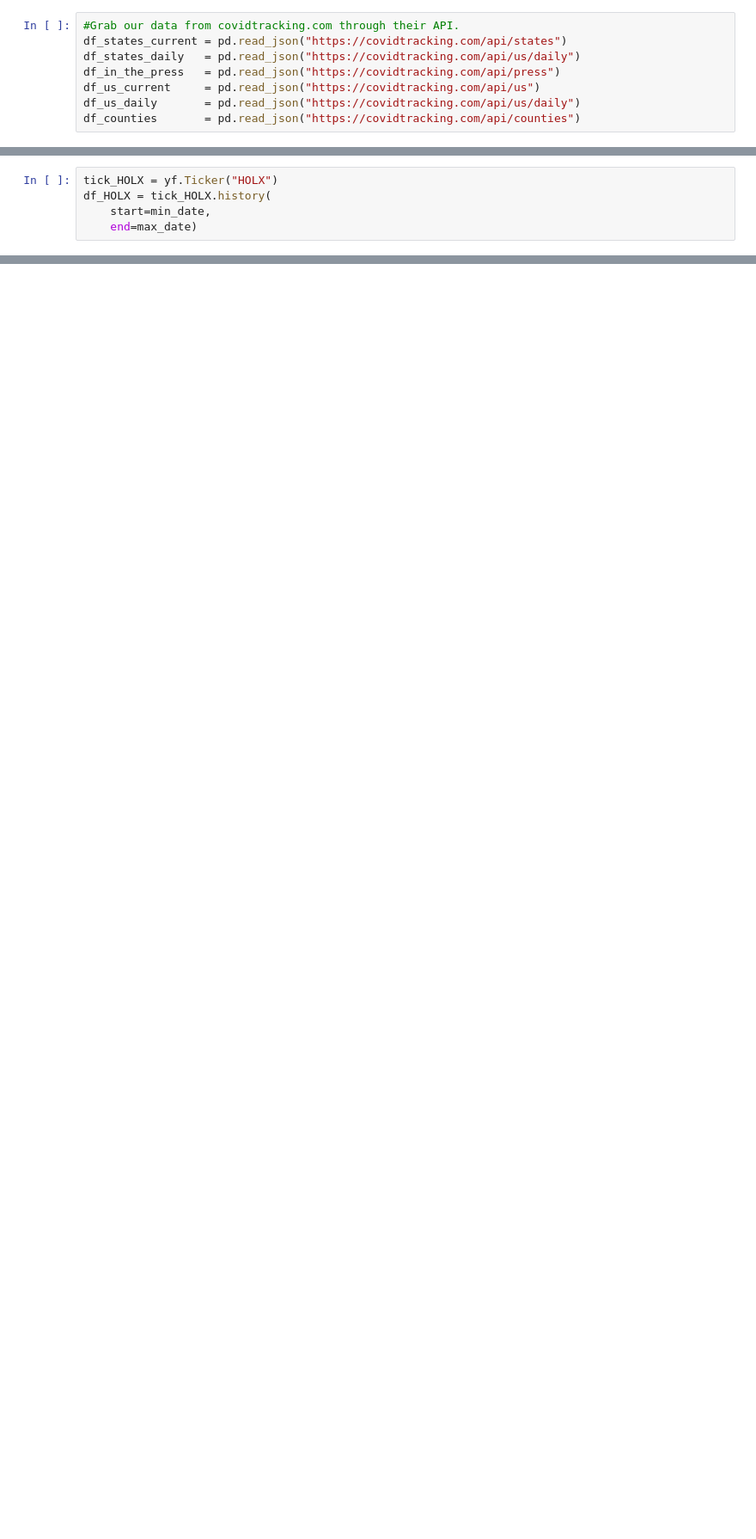
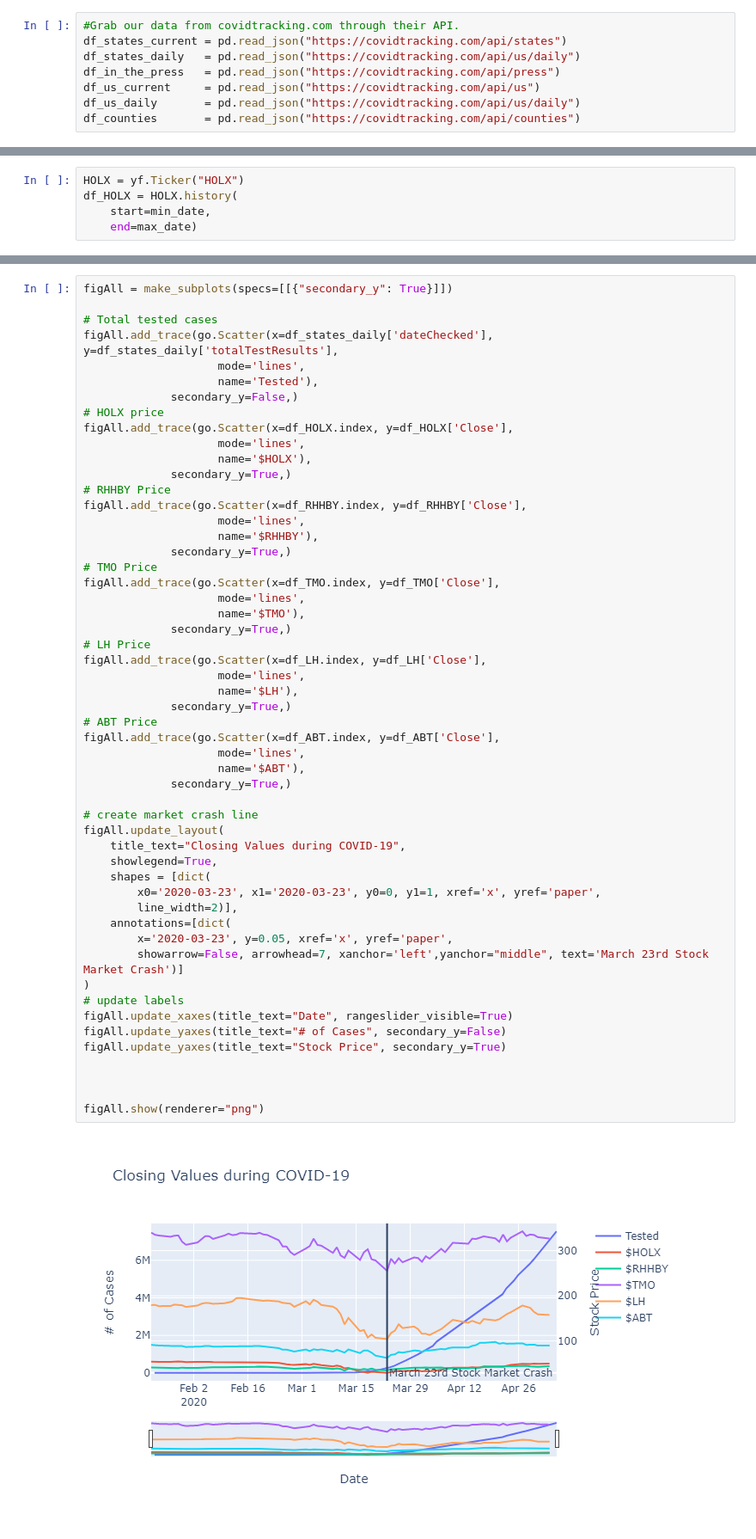
Before and after one commit to walshg3/DataScience, a Jupyter notebook: DSSA-5103-DATA-VISUALIZATION/Covid-19-Visualization.ipynb, the cells around one changed output, grey strips where cells are left out. Shown at 86% size. Cells and saved outputs as stored; diff of their text form; blank space fills up the shorter version.

```diff
--- a/DSSA-5103-DATA-VISUALIZATION/Covid-19-Visualization.ipynb
+++ b/DSSA-5103-DATA-VISUALIZATION/Covid-19-Visualization.ipynb
@@ -96,8 +95,8 @@ df_RHHBY = tick_RHHBY.history(
     start=min_date,
     end=max_date)
 # %%
-tick_HOLX = yf.Ticker("HOLX")
-df_HOLX = tick_HOLX.history(
+HOLX = yf.Ticker("HOLX")
+df_HOLX = HOLX.history(
     start=min_date,
     end=max_date)
 # %%
@@ -218,0 +291,55 @@ fighigh.show()
+# %%
+figAll = make_subplots(specs=[[{"secondary_y": True}]])
+
+# Total tested cases
+figAll.add_trace(go.Scatter(x=df_states_daily['dateChecked'], y=df_states_daily['totalTestResults'],
+                    mode='lines',
+                    name='Tested'),
+             secondary_y=False,)
+# HOLX price
+figAll.add_trace(go.Scatter(x=df_HOLX.index, y=df_HOLX['Close'],
+                    mode='lines',
+                    name='$HOLX'),
+             secondary_y=True,)
+# RHHBY Price
+figAll.add_trace(go.Scatter(x=df_RHHBY.index, y=df_RHHBY['Close'],
+                    mode='lines',
+                    name='$RHHBY'),
+             secondary_y=True,)
+# TMO Price
+figAll.add_trace(go.Scatter(x=df_TMO.index, y=df_TMO['Close'],
+                    mode='lines',
+                    name='$TMO'),
+             secondary_y=True,)
+# LH Price
+figAll.add_trace(go.Scatter(x=df_LH.index, y=df_LH['Close'],
+                    mode='lines',
+                    name='$LH'),
+             secondary_y=True,)
+# ABT Price
+figAll.add_trace(go.Scatter(x=df_ABT.index, y=df_ABT['Close'],
+                    mode='lines',
+                    name='$ABT'),
+             secondary_y=True,)
+
+# create market crash line
+figAll.update_layout(
+    title_text="Closing Values during COVID-19",
+    showlegend=True,
+    shapes = [dict(
+        x0='2020-03-23', x1='2020-03-23', y0=0, y1=1, xref='x', yref='paper',
+        line_width=2)],
+    annotations=[dict(
+        x='2020-03-23', y=0.05, xref='x', yref='paper',
+        showarrow=False, arrowhead=7, xanchor='left',yanchor="middle", text='March 23rd Stock Market Crash')]
+)
+# update labels
+figAll.update_xaxes(title_text="Date", rangeslider_visible=True)
+figAll.update_yaxes(title_text="# of Cases", secondary_y=False)
+figAll.update_yaxes(title_text="Stock Price", secondary_y=True)
+
+
+
+figAll.show(renderer="png")
+# %% [output]
+[figure, added]
```
Also changed, not shown: parts of 14 cells of this notebook, 34 other files.
